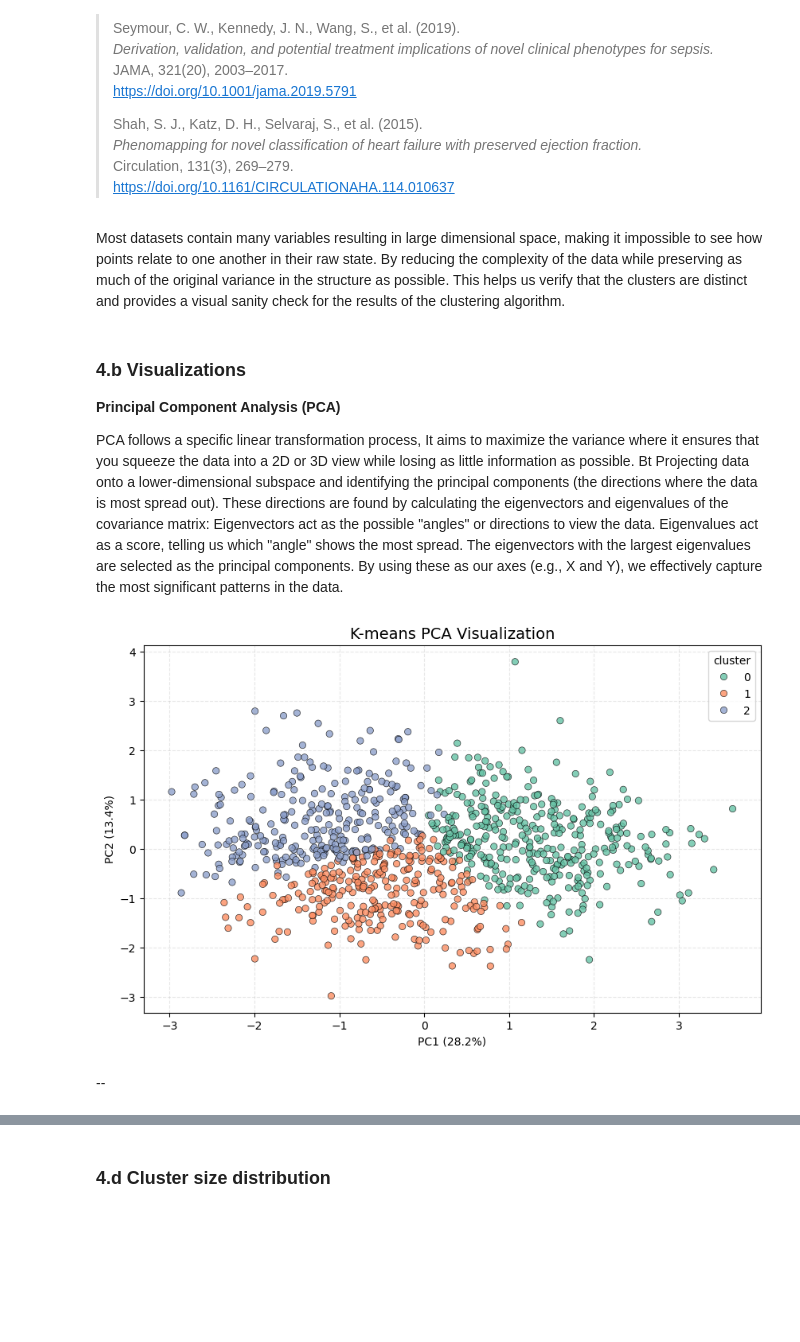
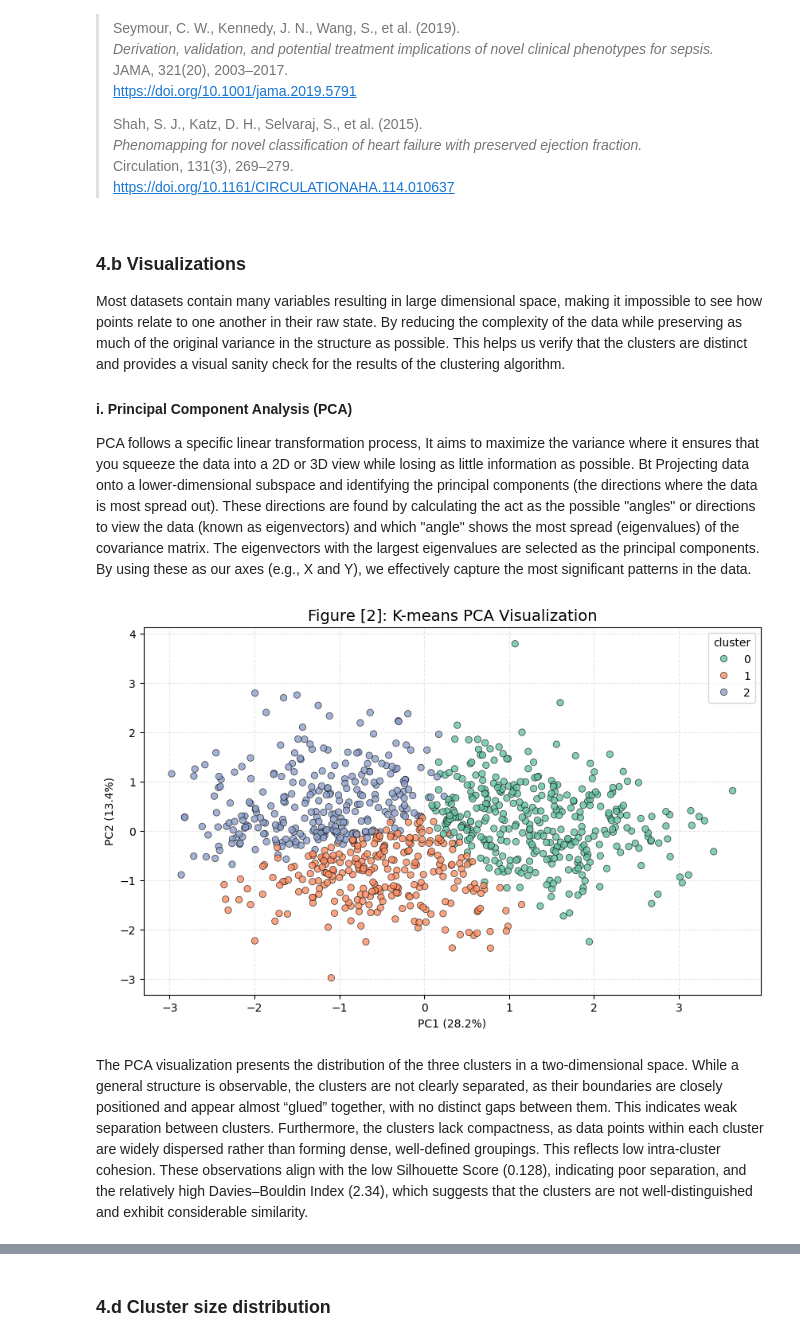
Before and after one commit to Janau00/SWE485-Project-Group9, a Jupyter notebook: Phase2_Unsupervised_Learning.ipynb, the cells around one changed output, grey strips where cells are left out. Saved outputs shown, nothing was run; the diff lists cells and outputs as text; code cells hidden in the pictures; blank space fills up the shorter version.

```diff
--- a/Phase2_Unsupervised_Learning.ipynb
+++ b/Phase2_Unsupervised_Learning.ipynb
@@ -373,49 +387,51 @@ Medical datasets frequently exhibit low silhouette scores due to overlapping pat
    *Phenomapping for novel classification of heart failure with preserved ejection fraction.*
    Circulation, 131(3), 269–279.
    https://doi.org/10.1161/CIRCULATIONAHA.114.010637
-# %% [markdown]
-Most datasets contain many variables resulting in large dimensional space, making it impossible to see how points relate to one another in their raw state. By reducing the complexity of the data while preserving as much of the original variance in the structure as possible. This helps us verify that the clusters are distinct and provides a visual sanity check for the results of the clustering algorithm.
 # %% [markdown]
 ### **4.b Visualizations**
 
-**Principal Component Analysis (PCA)**
+Most datasets contain many variables resulting in large dimensional space, making it impossible to see how points relate to one another in their raw state. By reducing the complexity of the data while preserving as much of the original variance in the structure as possible. This helps us verify that the clusters are distinct and provides a visual sanity check for the results of the clustering algorithm.
 
-PCA follows a specific linear transformation process, It aims to maximize the variance where it ensures that you squeeze the data into a 2D or 3D view while losing as little information as possible. Bt Projecting data onto a lower-dimensional subspace and identifying the principal components (the directions where the data is most spread out). These directions are found by calculating the eigenvectors and eigenvalues of the covariance matrix:
-Eigenvectors act as the possible "angles" or directions to view the data. Eigenvalues act as a score, telling us which "angle" shows the most spread. The eigenvectors with the largest eigenvalues are selected as the principal components. By using these as our axes (e.g., X and Y), we effectively capture the most significant patterns in the data.
+#### **i. Principal Component Analysis (PCA)**
+
+PCA follows a specific linear transformation process, It aims to maximize the variance where it ensures that you squeeze the data into a 2D or 3D view while losing as little information as possible. Bt Projecting data onto a lower-dimensional subspace and identifying the principal components (the directions where the data is most spread out). These directions are found by calculating the act as the possible "angles" or directions to view the data (known as eigenvectors) and which "angle" shows the most spread (eigenvalues) of the covariance matrix. The eigenvectors with the largest eigenvalues are selected as the principal components. By using these as our axes (e.g., X and Y), we effectively capture the most significant patterns in the data.
 # %%
 # Initialize PCA
 pca = PCA(n_components=2, random_state=42)
 
 # Transform the data
 pca_components = pca.fit_transform(clustering_data)
 
 # Save results to a dataframe for plotting
 patient_data['pca_1'] = pca_components[:, 0]
 patient_data['pca_2'] = pca_components[:, 1]
 
 # Get the Variance Scores
 # This tells us how much information we kept in our 2D view
 var_info = pca.explained_variance_ratio_
 
 # Plotting
 plt.figure(figsize=(10, 6))
 sns.scatterplot(
     x='pca_1',
     y='pca_2',
     hue='cluster',
     data=patient_data,
     palette='Set2',
     edgecolor='black',
     alpha=0.8
 )
 
-plt.title('K-means PCA Visualization', fontsize=14)
+plt.title('Figure [2]: K-means PCA Visualization', fontsize=14)
 plt.xlabel(f'PC1 ({var_info[0]:.1%})')
 plt.ylabel(f'PC2 ({var_info[1]:.1%})')
 plt.grid(True, linestyle='--', alpha=0.3)
 plt.show()
+
+# Remove PCA columns after visualization (to avoid affecting profiling/analysis)
+patient_data.drop(columns=['pca_1', 'pca_2'], inplace=True)
 # %% [output]
-[figure, old version]
+[figure, new version]
-# %% [markdown]
---
+# %% [markdown]
+The PCA visualization presents the distribution of the three clusters in a two-dimensional space. While a general structure is observable, the clusters are not clearly separated, as their boundaries are closely positioned and appear almost “glued” together, with no distinct gaps between them. This indicates weak separation between clusters. Furthermore, the clusters lack compactness, as data points within each cluster are widely dispersed rather than forming dense, well-defined groupings. This reflects low intra-cluster cohesion. These observations align with the low Silhouette Score (0.128), indicating poor separation, and the relatively high Davies–Bouldin Index (2.34), which suggests that the clusters are not well-distinguished and exhibit considerable similarity.
 # %% [markdown]
```
Also changed, not shown: parts of 27 cells of this notebook.
